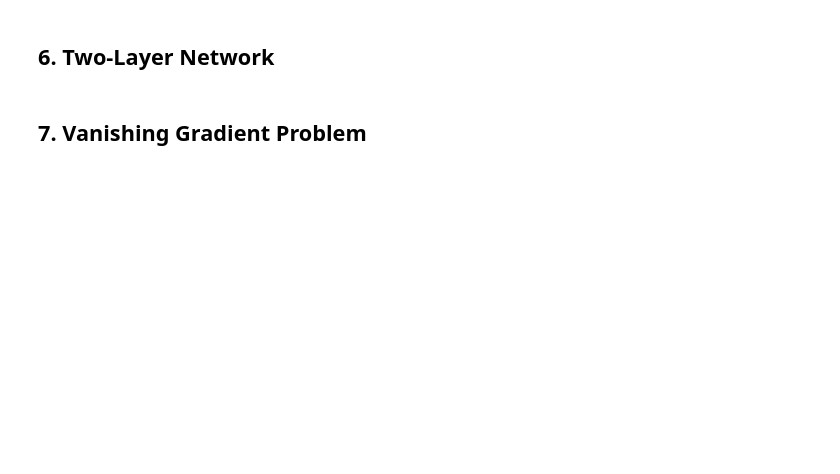
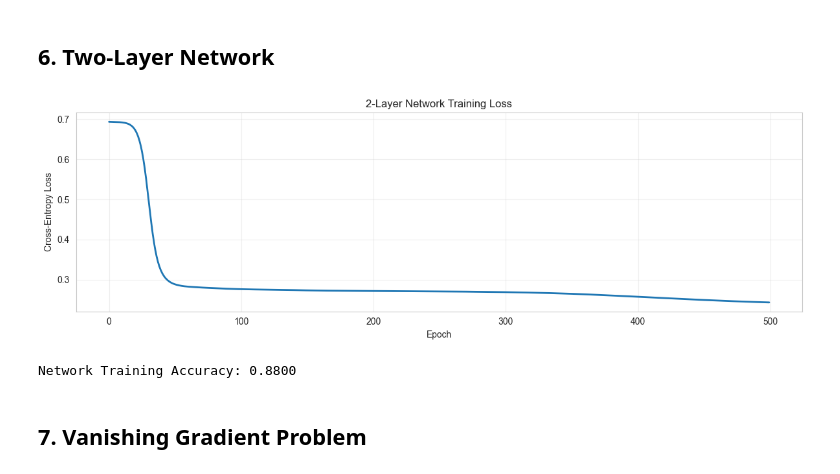
Before and after one commit to sanigam/AI-ML-Interview-Prep, a Jupyter notebook: 18_Deep_Learning_Fundamentals/Deep_Learning_Fundamentals.ipynb, the cells around one changed output. Saved outputs shown, nothing was run; the diff lists cells and outputs as text; code cells hidden in the pictures; blank space fills up the shorter version.

```diff
--- a/18_Deep_Learning_Fundamentals/Deep_Learning_Fundamentals.ipynb
+++ b/18_Deep_Learning_Fundamentals/Deep_Learning_Fundamentals.ipynb
@@ -200,33 +217,37 @@ class TwoLayerNN:
         self.b1 -= learning_rate * db1
         self.W2 -= learning_rate * dW2
         self.b2 -= learning_rate * db2
         loss = cross_entropy_loss(y, self.a2)
         return loss
 
 X_train, y_train = make_moons(n_samples=200, noise=0.1, random_state=42)
 y_train = y_train.reshape(-1, 1)
 scaler = StandardScaler()
 X_train = scaler.fit_transform(X_train)
 
 nn = TwoLayerNN(input_size=2, hidden_size=16, output_size=1)
 losses = []
 
 for epoch in range(500):
+    nn.forward(X_train)
     loss = nn.backward(X_train, y_train, learning_rate=0.5)
     losses.append(loss)
 
 plt.figure(figsize=(12, 4))
 plt.plot(losses, linewidth=2)
 plt.title('2-Layer Network Training Loss')
 plt.xlabel('Epoch')
 plt.ylabel('Cross-Entropy Loss')
 plt.grid(True, alpha=0.3)
 plt.tight_layout()
 plt.show()
 
 predictions = nn.forward(X_train) > 0.5
 accuracy = np.mean(predictions == y_train)
 print(f'Network Training Accuracy: {accuracy:.4f}')
+# %% [output]
+[figure, added]
+Network Training Accuracy: 0.8800
 # %% [markdown]
 ## 7. Vanishing Gradient Problem
 # %%
```
Also changed, not shown: parts of 8 cells of this notebook, 17 other files.
